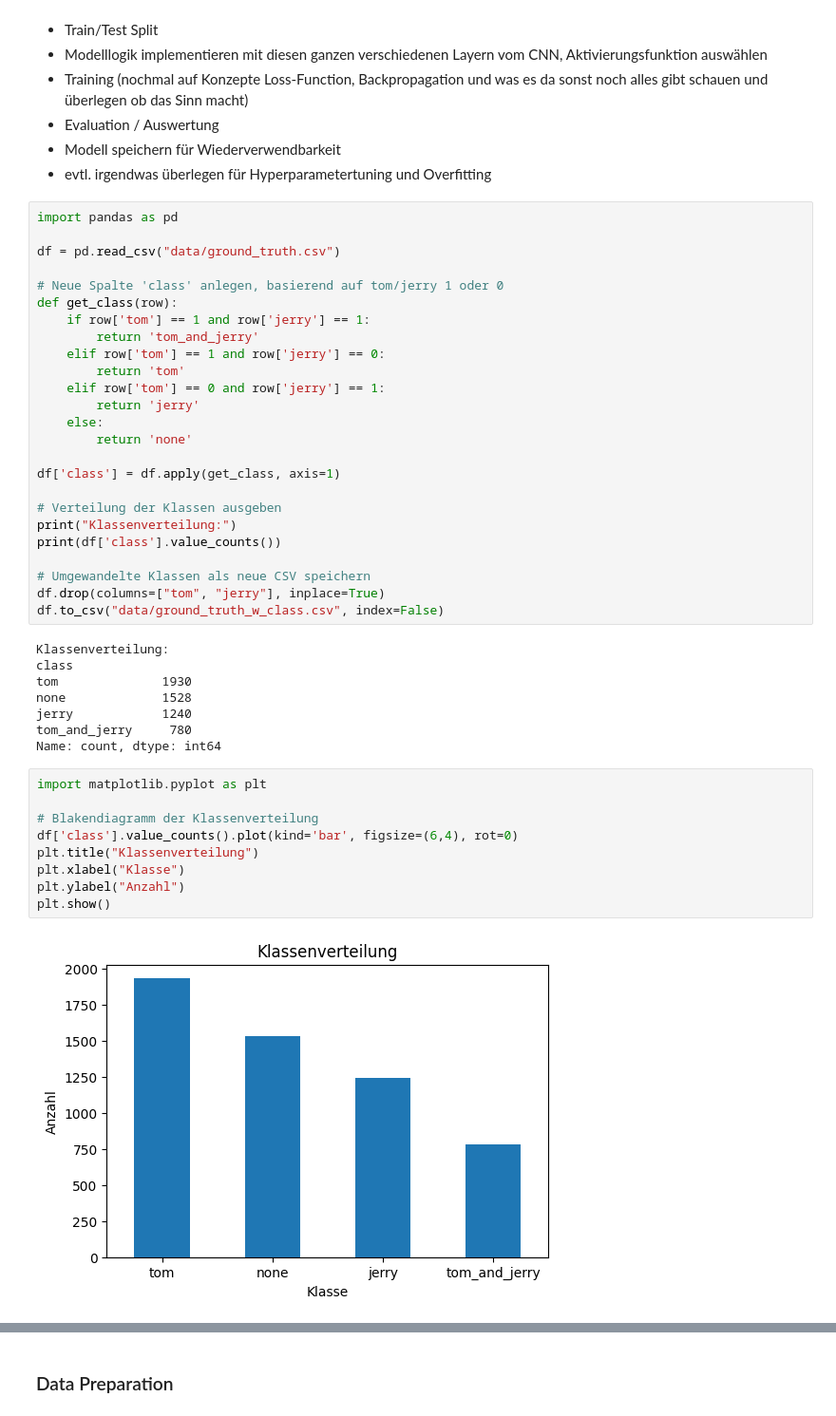
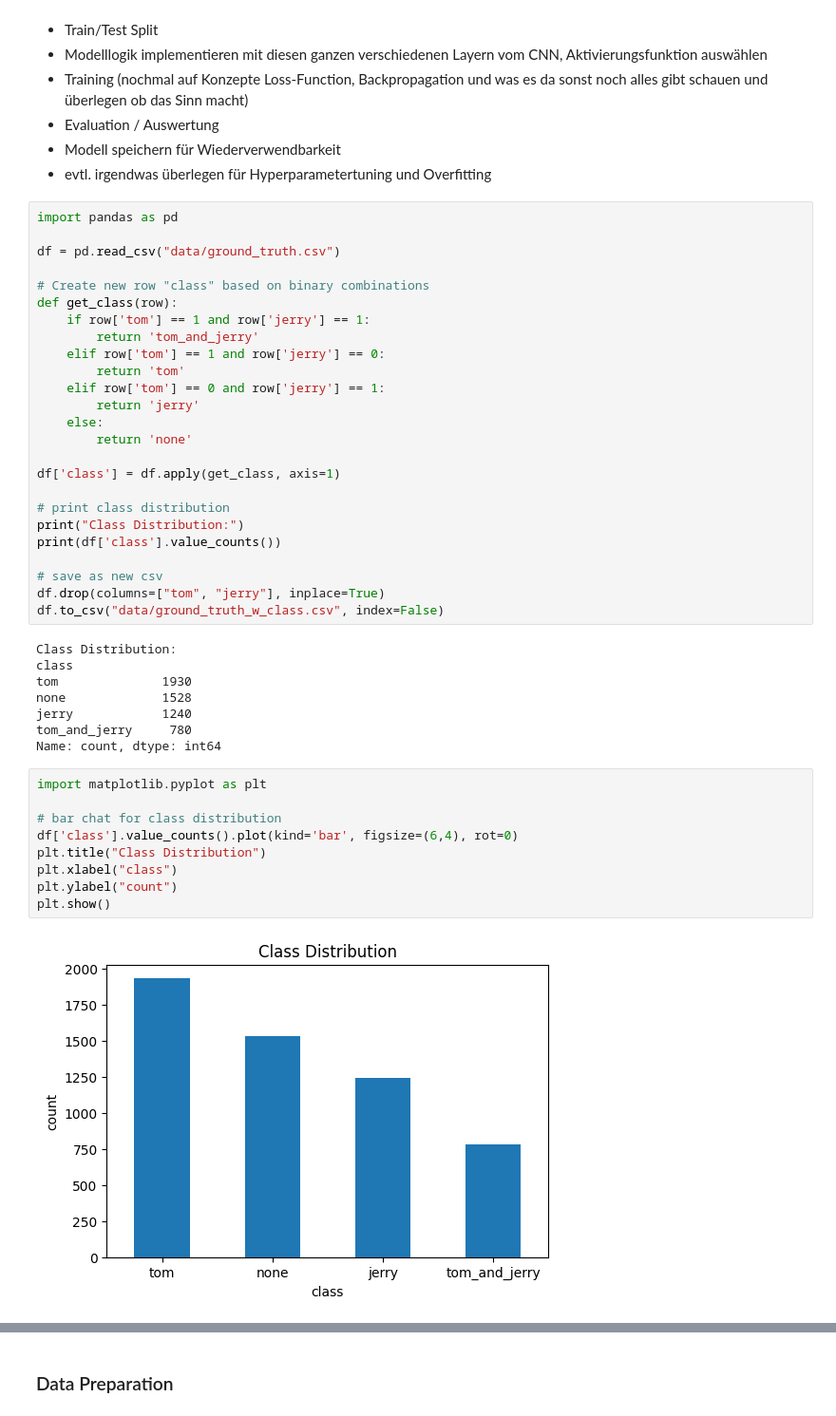
Before and after one commit to adrian-selk/data_exploration_project, a Jupyter notebook: data_exploration.ipynb, the cells around one changed output, grey strips where cells are left out. Shown at 95% size. Drawn from its saved outputs; the diff is of its cells as text.

```diff
--- a/data_exploration.ipynb
+++ b/data_exploration.ipynb
@@ -33,7 +33,7 @@ import pandas as pd
 
 df = pd.read_csv("data/ground_truth.csv")
 
-# Neue Spalte 'class' anlegen, basierend auf tom/jerry 1 oder 0
+# Create new row "class" based on binary combinations
 def get_class(row):
     if row['tom'] == 1 and row['jerry'] == 1:
         return 'tom_and_jerry'
@@ -46,15 +46,15 @@ def get_class(row):
 
 df['class'] = df.apply(get_class, axis=1)
 
-# Verteilung der Klassen ausgeben
-print("Klassenverteilung:")
+# print class distribution
+print("Class Distribution:")
 print(df['class'].value_counts())
 
-# Umgewandelte Klassen als neue CSV speichern
+# save as new csv
 df.drop(columns=["tom", "jerry"], inplace=True)
 df.to_csv("data/ground_truth_w_class.csv", index=False)
 # %% [output]
-Klassenverteilung:
+Class Distribution:
 class
 tom              1930
 none             1528
@@ -64,14 +64,14 @@ Name: count, dtype: int64
 # %%
 import matplotlib.pyplot as plt
 
-# Blakendiagramm der Klassenverteilung
+# bar chat for class distribution
 df['class'].value_counts().plot(kind='bar', figsize=(6,4), rot=0)
-plt.title("Klassenverteilung")
-plt.xlabel("Klasse")
-plt.ylabel("Anzahl")
+plt.title("Class Distribution")
+plt.xlabel("class")
+plt.ylabel("count")
 plt.show()
 # %% [output]
-[figure, old version]
+[figure, new version]
 # %%
 import pandas as pd
 import os
```
Also changed, not shown: parts of 9 cells of this notebook.
